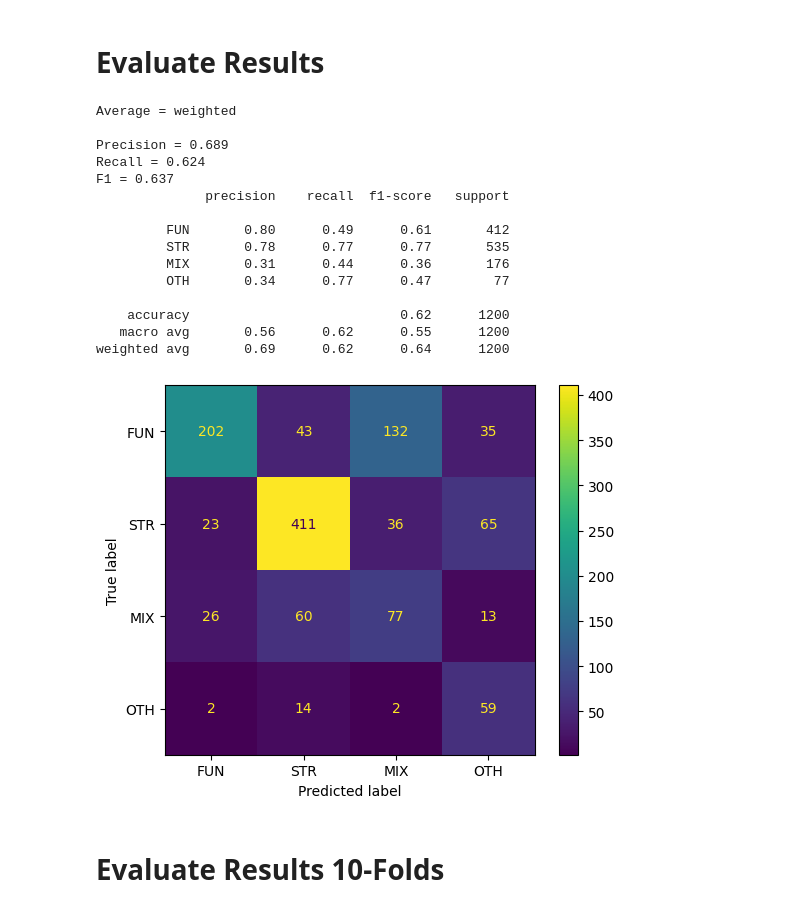
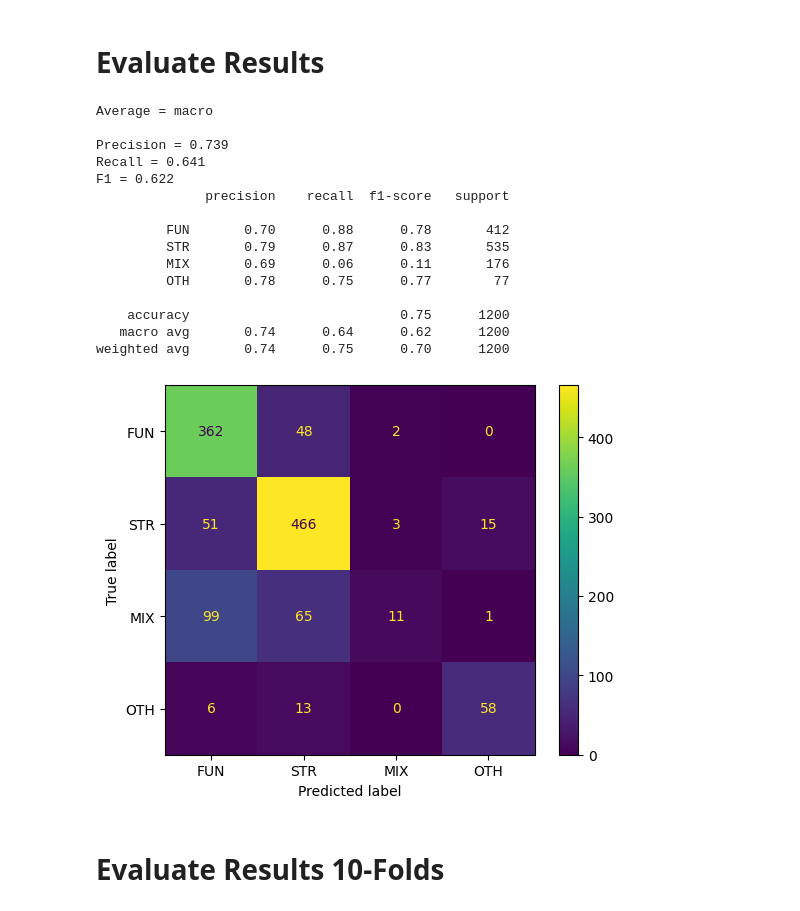
Before and after one commit to Marco-Consoloni/patent-sentence-classification, a Jupyter notebook: evaluate.ipynb, the cells around one changed output. Drawn from its saved outputs; the diff is of its cells as text; code cells hidden in the pictures.

```diff
--- a/evaluate.ipynb
+++ b/evaluate.ipynb
@@ -59,54 +59,54 @@ weighted avg       0.74      0.74      0.74      1200
 # Evaluate Results
 # %%
 # Import data
-result_df = pd.read_excel(f"/home/fantoni/patent-sentence-classification/results/finetuning/bert-large-uncased_test_10_7.xlsx")
-result_df = pd.read_excel(f"/home/fantoni/patent-sentence-classification/results/finetuning/bert-for-patents_test_10_7.xlsx")
-result_df = pd.read_excel(f"/home/fantoni/patent-sentence-classification/results/finetuning/bert-for-patents_test_10_7.xlsx")
-result_df = pd.read_excel('/home/fantoni/patent-sentence-classification/results/prompting/gpt-3.5-turbo_prompt_3.xlsx')
-result_df = pd.read_excel('/home/fantoni/patent-sentence-classification/results/prompting/gpt-4o_prompt_3.xlsx')
-#result_df = pd.read_excel('/home/fantoni/patent-sentence-classification/results/prompting/Llama-3.1-8B-Instruct_prompt_3.xlsx')
+#result_df = pd.read_excel("/home/fantoni/patent-sentence-classification/results/finetuning/bert-large-uncased_test_10_7.xlsx")
+#result_df = pd.read_excel("/home/fantoni/patent-sentence-classification/results/finetuning/bert-for-patents_test_10_7.xlsx")
+#result_df = pd.read_excel("/home/fantoni/patent-sentence-classification/results/finetuning/bert-for-patents_test_10_7.xlsx")
+#result_df = pd.read_excel('/home/fantoni/patent-sentence-classification/results/prompting/gpt-3.5-turbo_prompt_3.xlsx')
+#result_df = pd.read_excel('/home/fantoni/patent-sentence-classification/results/prompting/gpt-4o_prompt_3.xlsx')
+result_df = pd.read_excel("/home/fantoni/patent-sentence-classification/results/incremental/test_10_3.xlsx")
 
 # Set labels
 dispaly_labels = ['FUN', 'STR', 'MIX', 'OTH']
 true_labels = result_df['sent_tag']
 predicted_labels = result_df['predicted_tag']
 
 # Calculate metrics
-average='weighted'
+average='macro'
 precision = precision_score(true_labels, predicted_labels, average=average, zero_division=0)
 recall = recall_score(true_labels, predicted_labels, average=average, zero_division=0)
 f1 = f1_score(true_labels, predicted_labels, average=average, zero_division=0)
 print(f'Average = {average}\n')
 print(f'Precision = {precision:.3f}')
 print(f'Recall = {recall:.3f}')
 print(f'F1 = {f1:.3f}')
 
 # Create Classification Report
 class_report = classification_report(true_labels, predicted_labels, labels=dispaly_labels, target_names=dispaly_labels, zero_division=0)
 print (class_report)
 
 # Create confusion matrix
 cm = confusion_matrix(true_labels, predicted_labels, labels=dispaly_labels)
 disp = ConfusionMatrixDisplay(confusion_matrix=cm, display_labels=dispaly_labels)
 disp.plot()
 plt.show()
 # %% [output]
-Average = weighted
+Average = macro
 
-Precision = 0.689
-Recall = 0.624
-F1 = 0.637
+Precision = 0.739
+Recall = 0.641
+F1 = 0.622
               precision    recall  f1-score   support
 
-         FUN       0.80      0.49      0.61       412
-         STR       0.78      0.77      0.77       535
-         MIX       0.31      0.44      0.36       176
-         OTH       0.34      0.77      0.47        77
+         FUN       0.70      0.88      0.78       412
+         STR       0.79      0.87      0.83       535
+         MIX       0.69      0.06      0.11       176
+         OTH       0.78      0.75      0.77        77
 
-    accuracy                           0.62      1200
-   macro avg       0.56      0.62      0.55      1200
-weighted avg       0.69      0.62      0.64      1200
+    accuracy                           0.75      1200
+   macro avg       0.74      0.64      0.62      1200
+weighted avg       0.74      0.75      0.70      1200
-[figure, old version]
+[figure, new version]
 # %% [markdown]
 # Evaluate Results 10-Folds
 # %%
```
Also changed, not shown: 1 other file.
